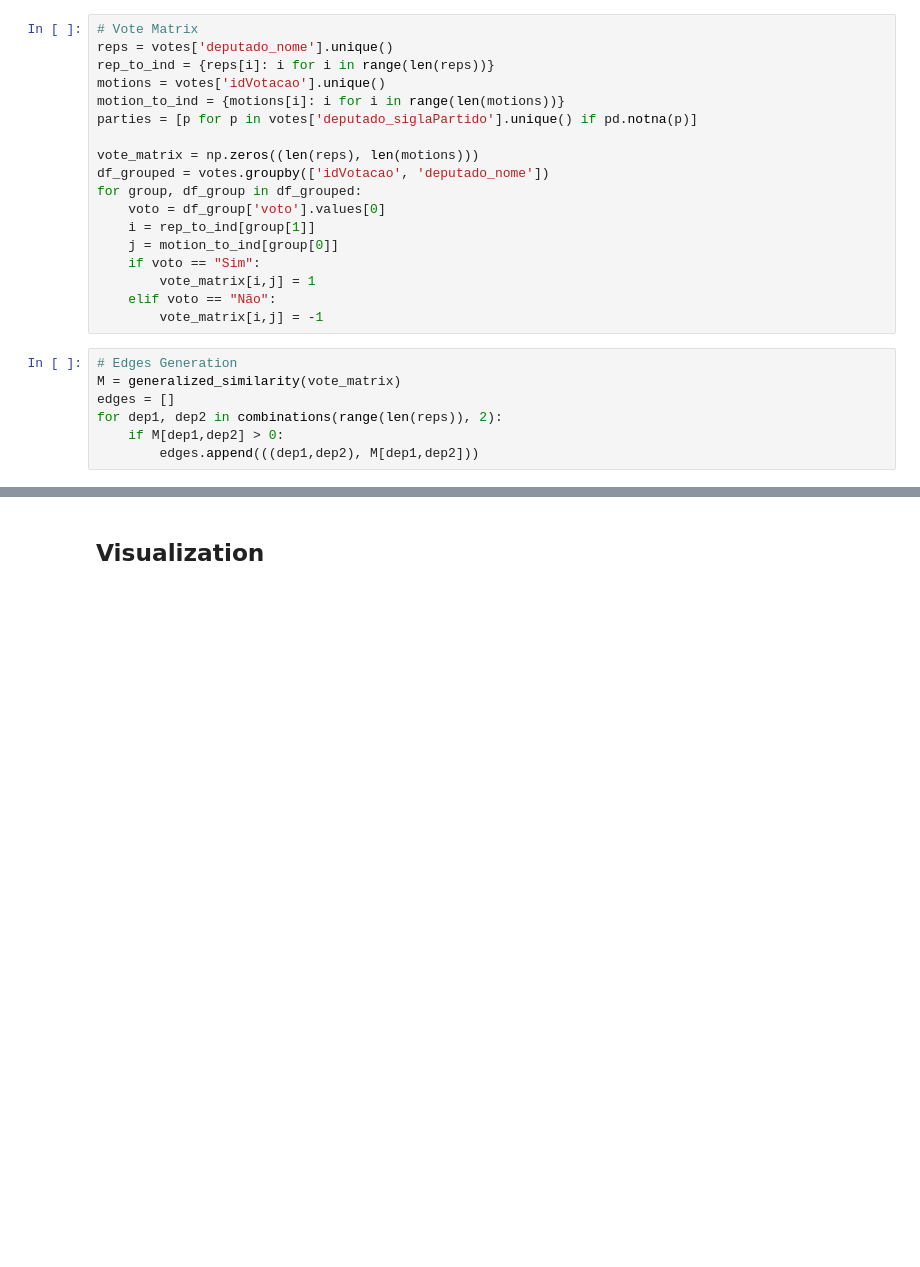
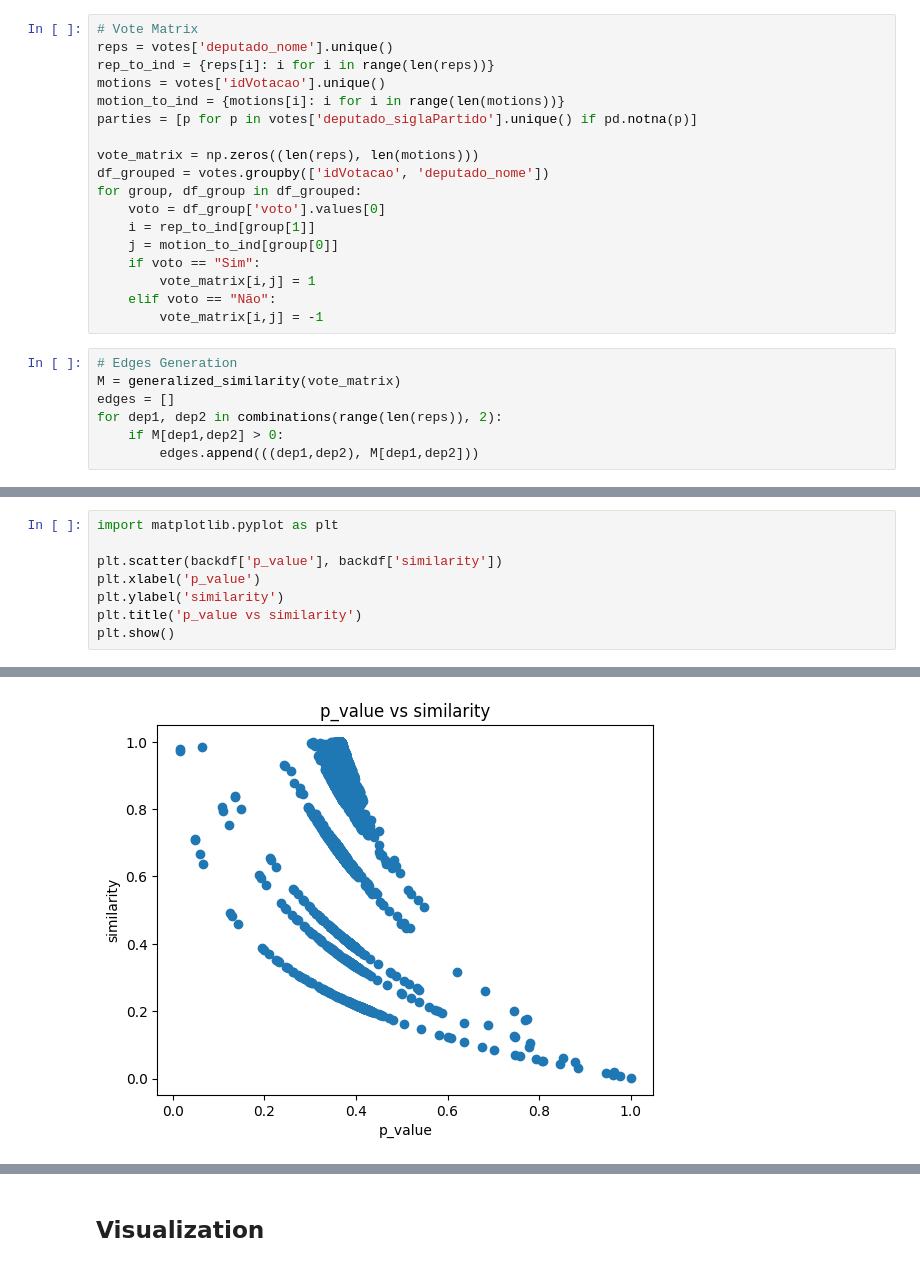
Before and after one commit to LucasAlegre/vote-network, a Jupyter notebook: vote_network.ipynb, the cells around one changed output, grey strips where cells are left out. Saved outputs shown, nothing was run; the diff lists cells and outputs as text; blank space fills up the shorter version.

```diff
--- a/vote_network.ipynb
+++ b/vote_network.ipynb
@@ -289,0 +356,9 @@ graph.es['weight'] = [(e - minw) / (maxw - minw) for e in graph.es['weight']] #
+# %%
+import matplotlib.pyplot as plt
+
+plt.scatter(backdf['p_value'], backdf['similarity'])
+plt.xlabel('p_value')
+plt.ylabel('similarity')
+plt.title('p_value vs similarity')
+plt.show()
+# %% [output]
@@ -290,3 +382,4 @@ graph.es['weight'] = [(e - minw) / (maxw - minw) for e in graph.es['weight']] #
+[figure, added]
 # %%
 # Community Detection
 graph.vs['community'] = graph.community_leiden(weights='weight', objective_function='modularity', resolution_parameter=1, n_iterations=100).membership
```
Also changed, not shown: parts of 14 cells of this notebook.
